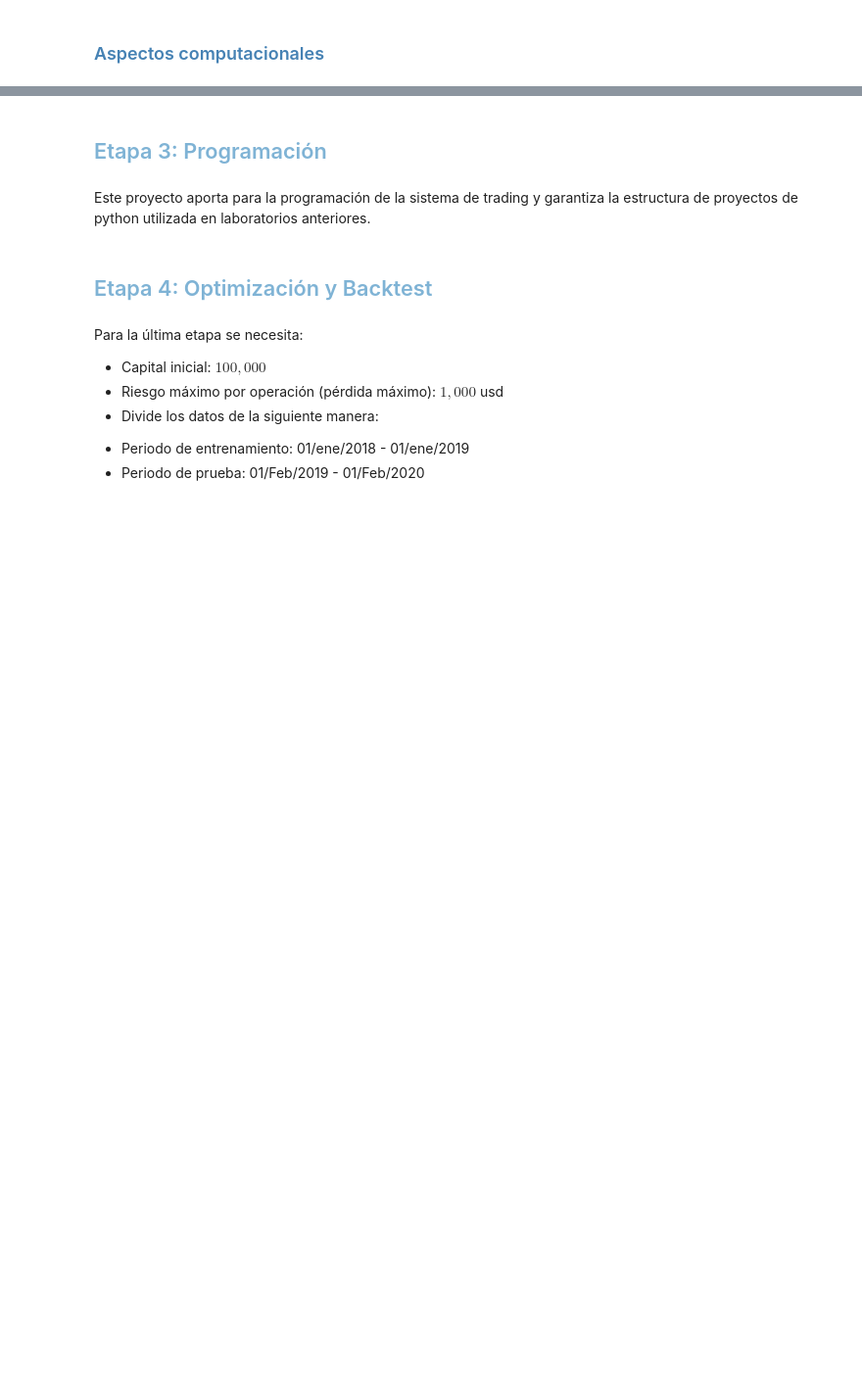
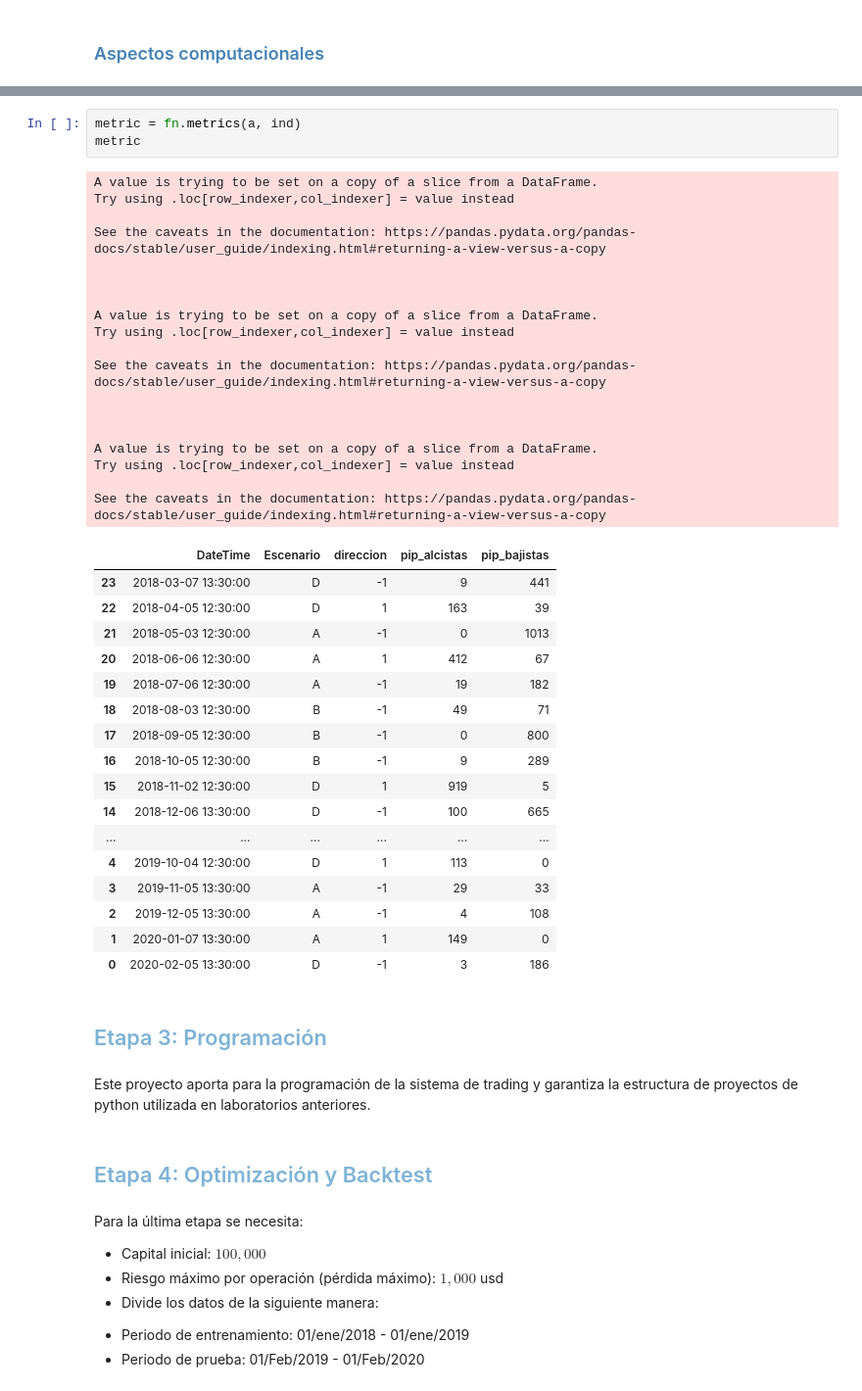
Before and after one commit to jesusalvarezc/FInal_Project, a Jupyter notebook: notebook_final.ipynb, the cells around one changed output, grey strips where cells are left out. Shown at 98% size. Cells and saved outputs as stored; diff of their text form; blank space fills up the shorter version.

Commit message:
Metrics added

```diff
--- a/notebook_final.ipynb
+++ b/notebook_final.ipynb
@@ -313,3 +362,42 @@ atipic = fn.atipicos(ind)
+# %%
+metric = fn.metrics(a, ind)
+metric
+# %% [output]
+A value is trying to be set on a copy of a slice from a DataFrame.
+Try using .loc[row_indexer,col_indexer] = value instead
+
+See the caveats in the documentation: https://pandas.pydata.org/pandas-docs/stable/user_guide/indexing.html#returning-a-view-versus-a-copy
+
+
+
+A value is trying to be set on a copy of a slice from a DataFrame.
+Try using .loc[row_indexer,col_indexer] = value instead
+
+See the caveats in the documentation: https://pandas.pydata.org/pandas-docs/stable/user_guide/indexing.html#returning-a-view-versus-a-copy
+
+
+
+A value is trying to be set on a copy of a slice from a DataFrame.
+Try using .loc[row_indexer,col_indexer] = value instead
+
+See the caveats in the documentation: https://pandas.pydata.org/pandas-docs/stable/user_guide/indexing.html#returning-a-view-versus-a-copy
+|  | DateTime | Escenario | direccion | pip_alcistas | pip_bajistas |
+| 23 | 2018-03-07 13:30:00 | D | -1 | 9 | 441 |
+| 22 | 2018-04-05 12:30:00 | D | 1 | 163 | 39 |
+| 21 | 2018-05-03 12:30:00 | A | -1 | 0 | 1013 |
+| 20 | 2018-06-06 12:30:00 | A | 1 | 412 | 67 |
+| 19 | 2018-07-06 12:30:00 | A | -1 | 19 | 182 |
+| 18 | 2018-08-03 12:30:00 | B | -1 | 49 | 71 |
+| 17 | 2018-09-05 12:30:00 | B | -1 | 0 | 800 |
+| 16 | 2018-10-05 12:30:00 | B | -1 | 9 | 289 |
+| 15 | 2018-11-02 12:30:00 | D | 1 | 919 | 5 |
+| 14 | 2018-12-06 13:30:00 | D | -1 | 100 | 665 |
+| ... | ... | ... | ... | ... | ... |
+| 4 | 2019-10-04 12:30:00 | D | 1 | 113 | 0 |
+| 3 | 2019-11-05 13:30:00 | A | -1 | 29 | 33 |
+| 2 | 2019-12-05 13:30:00 | A | -1 | 4 | 108 |
+| 1 | 2020-01-07 13:30:00 | A | 1 | 149 | 0 |
+| 0 | 2020-02-05 13:30:00 | D | -1 | 3 | 186 |
 # %% [markdown]
 ## <font color= #7FB3D5> Etapa 3: Programación </font>
 # %% [markdown]
```
Also changed, not shown: parts of 11 cells of this notebook, 3 other files.
